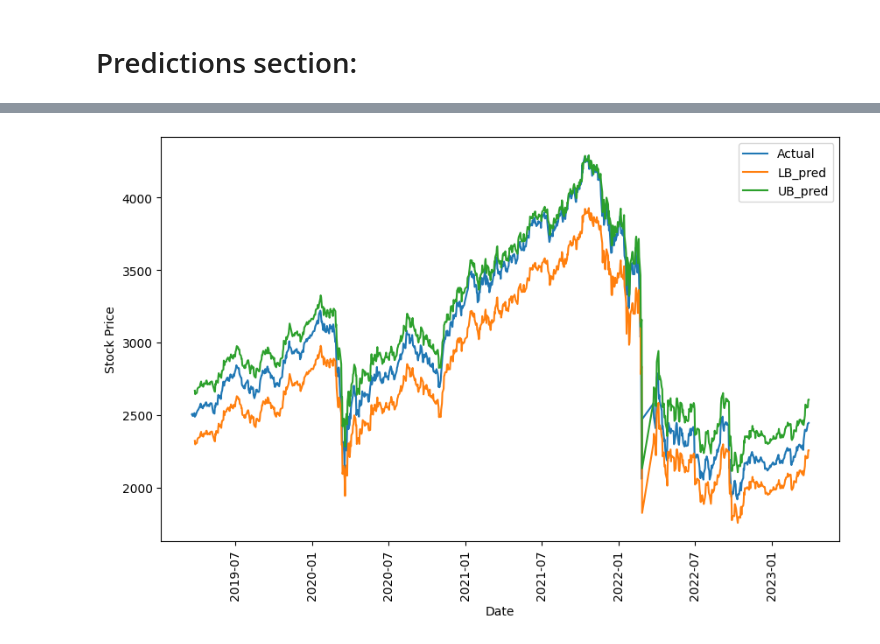
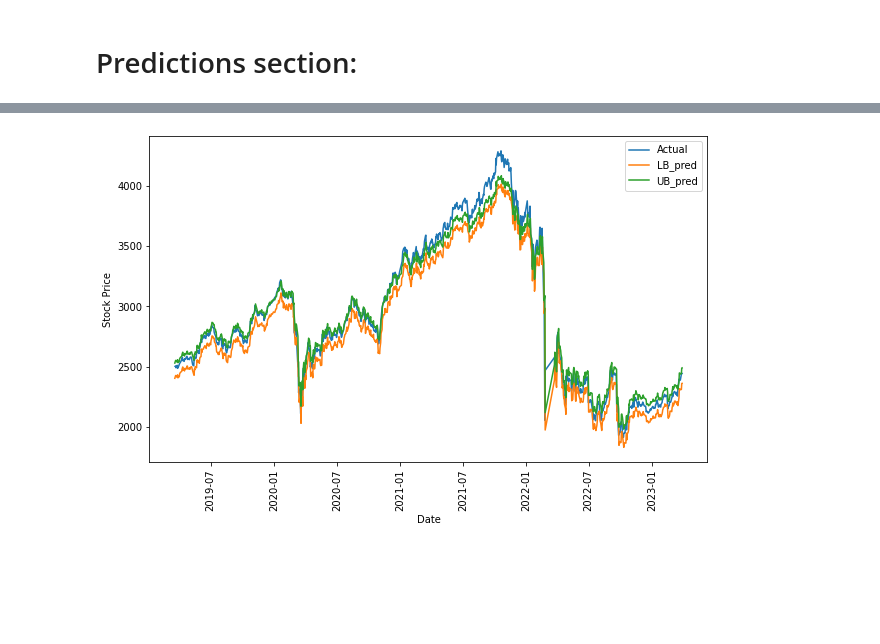
Before and after one commit to alexandrgsv/stock_prediction_models, a Jupyter notebook: _MMVB_lstm_pso_ub_lb.ipynb, the cells around one changed output, grey strips where cells are left out. Cells and saved outputs as stored; diff of their text form; code cells hidden in the pictures; blank space fills up the shorter version.

```diff
--- a/_MMVB_lstm_pso_ub_lb.ipynb
+++ b/_MMVB_lstm_pso_ub_lb.ipynb
@@ -198,7 +205,7 @@ def create_batches(data, batch_size):
         output.append(data[i:i+batch_size])
     return np.array(output)
 
-batch_size = 7  # length of each batch
+batch_size = 1  # length of each batch
 
 # Create batches
 batches = create_batches(X_train, batch_size)
@@ -278,6 +296,6 @@ First find the initial approximation of parameters with MSE and adam solver:
 # %%
 model.compile(loss = "mse", optimizer = 'adam')
 # %%
-model.fit(batches, y_train[6:], batch_size=7, epochs=100)
+model.fit(batches, y_train[batch_size-1:], batch_size=batch_size, epochs=100)
 # %% [output]
 Epoch 1/100
@@ -365,4 +383,4 @@ tf.executing_eagerly()
 # %% [output]
 True
 # %%
-cost, pos = optimizer.optimize(evaluate_nn, 100, X_train=batches, Y_train=y_train,shape=shape)
+cost, pos = optimizer.optimize(evaluate_nn, 60, X_train=batches, Y_train=y_train,shape=shape)
@@ -572,6 +393,6 @@ df = pd.DataFrame(pos1)
 df.to_csv('best_pos.csv', index=False)
 # %%
-model.set_weights(set_shape(pos1,shape))
+model.set_weights(set_shape(pos,shape))
 # %% [markdown]
 Execute if you wish to save the search сost history in a local file:
 # %%
@@ -614,20 +435,20 @@ y_test_plot = scaler.inverse_transform(y_test)
 # %%
 # Plot the actual and predicted stock prices with the upper and lower bounds
 fig, ax = plt.subplots(figsize=(10, 6))
 
 ax.plot(test['<DATE>'][2:], y_test_plot[1:], label='Actual')
 
-ax.plot(test['<DATE>'][7:], y_pred[:,0], label='LB_pred')
-ax.plot(test['<DATE>'][7:], y_pred[:,1], label='UB_pred')
+ax.plot(test['<DATE>'][batch_size:], y_pred[:,0], label='LB_pred')
+ax.plot(test['<DATE>'][batch_size:], y_pred[:,1], label='UB_pred')
 
 
 ax.legend()
 ax.set_xlabel('Date')
 ax.set_ylabel('Stock Price')
 plt.xticks(rotation=90)
 plt.show()
 # %% [output]
-[figure, old version]
+[figure, new version]
 # %%
 fig, ax = plt.subplots(figsize=(10, 6))
 
```
Also changed, not shown: parts of 18 cells of this notebook, 1 other file.
